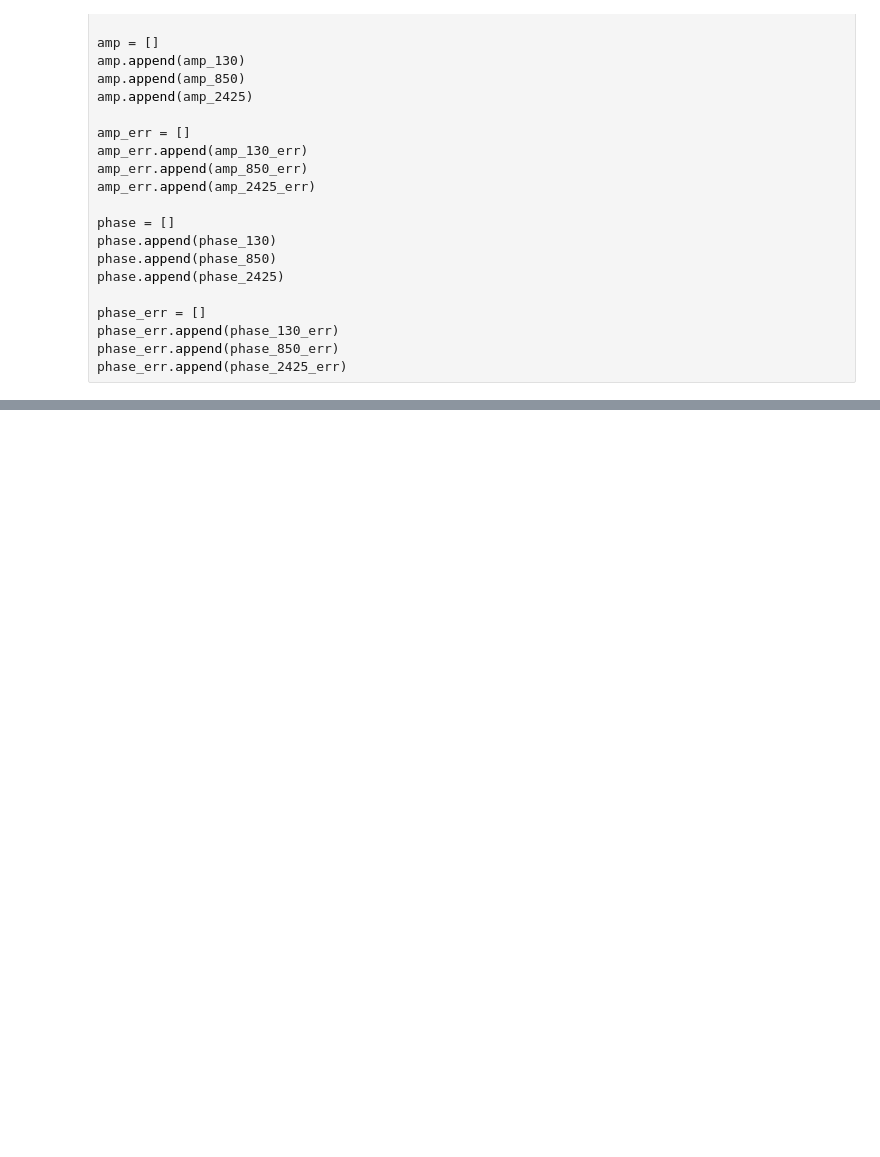
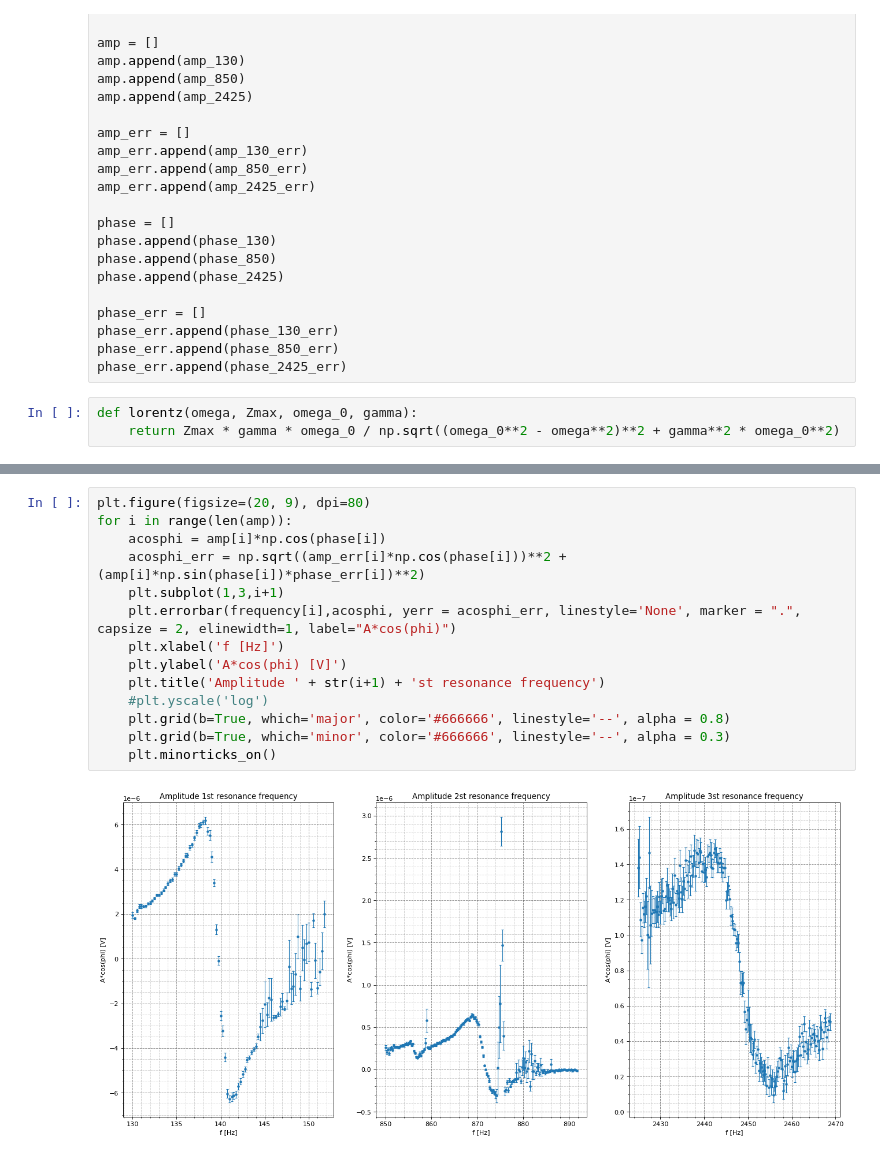
Before and after one commit to fexfl/FP, a Jupyter notebook: F75/F75 Auswertung.ipynb, the cells around one changed output, grey strips where cells are left out. Cells and saved outputs as stored; diff of their text form; blank space fills up the shorter version.

```diff
--- a/F75/F75 Auswertung.ipynb
+++ b/F75/F75 Auswertung.ipynb
@@ -32,3 +33,6 @@ phase_err = []
 phase_err.append(phase_130_err)
 phase_err.append(phase_850_err)
 phase_err.append(phase_2425_err)
+# %%
+def lorentz(omega, Zmax, omega_0, gamma):
+    return Zmax * gamma * omega_0 / np.sqrt((omega_0**2 - omega**2)**2 + gamma**2 * omega_0**2)
@@ -34,0 +116,16 @@ phase_err.append(phase_2425_err)
+# %%
+plt.figure(figsize=(20, 9), dpi=80)
+for i in range(len(amp)):
+    acosphi = amp[i]*np.cos(phase[i])
+    acosphi_err = np.sqrt((amp_err[i]*np.cos(phase[i]))**2 + (amp[i]*np.sin(phase[i])*phase_err[i])**2)
+    plt.subplot(1,3,i+1)
+    plt.errorbar(frequency[i],acosphi, yerr = acosphi_err, linestyle='None', marker = ".", capsize = 2, elinewidth=1, label="A*cos(phi)")
+    plt.xlabel('f [Hz]')
+    plt.ylabel('A*cos(phi) [V]')
+    plt.title('Amplitude ' + str(i+1) + 'st resonance frequency')
+    #plt.yscale('log')
+    plt.grid(b=True, which='major', color='#666666', linestyle='--', alpha = 0.8)
+    plt.grid(b=True, which='minor', color='#666666', linestyle='--', alpha = 0.3)
+    plt.minorticks_on()
+# %% [output]
+[figure, added]
```
Also changed, not shown: parts of 3 cells of this notebook.
